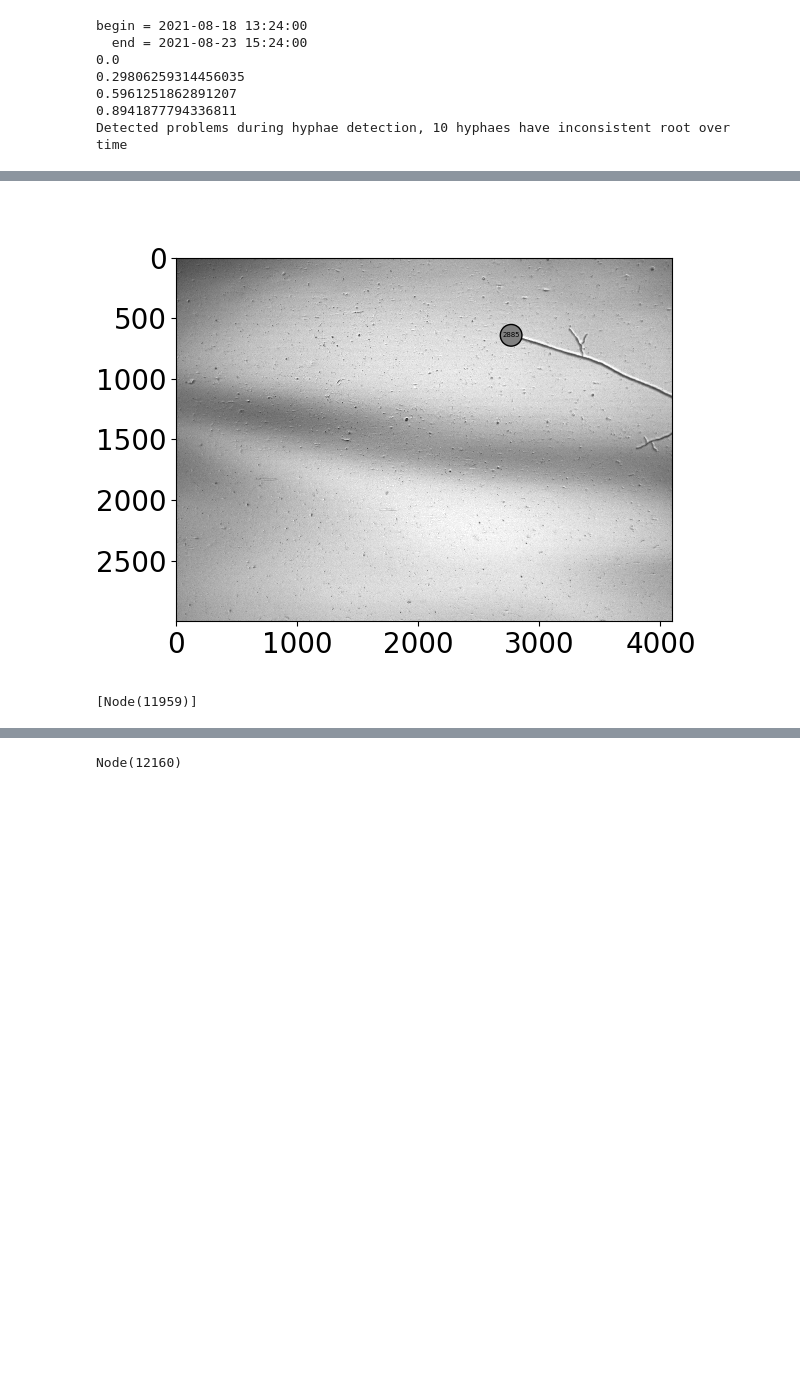
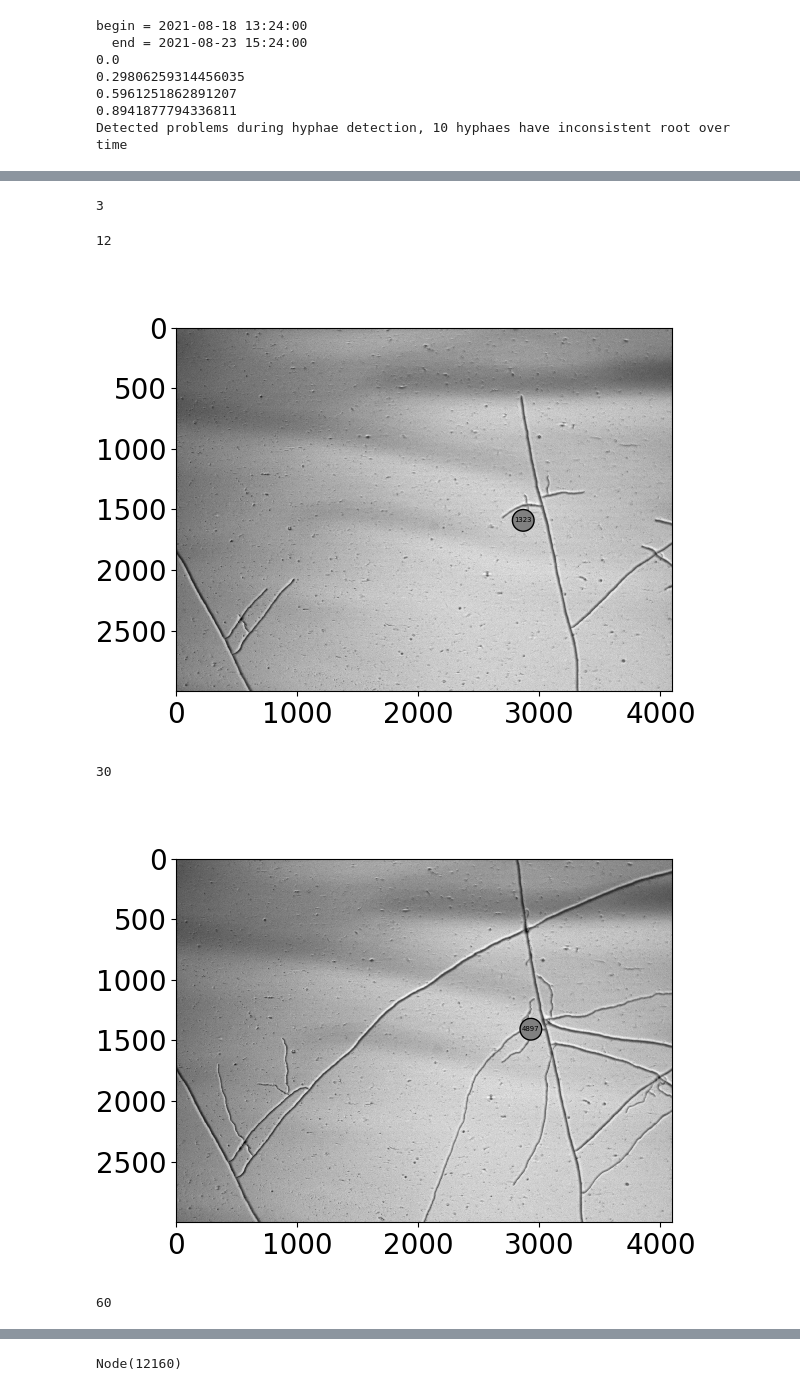
Before and after one commit to Cocopyth/AMFtrack, a Jupyter notebook: amftrack/notebooks/Validation/branching_frequ.ipynb, the cells around one changed output, grey strips where cells are left out. Saved outputs shown, nothing was run; the diff lists cells and outputs as text; code cells hidden in the pictures; blank space fills up the shorter version.

```diff
--- a/amftrack/notebooks/Validation/branching_frequ.ipynb
+++ b/amftrack/notebooks/Validation/branching_frequ.ipynb
@@ -92,8 +99,44 @@ hyph.end.show_source_image(t,t)
-# %%
-plt.close('all')
-t = 49
-hyph.end.show_source_image(t,t)
-hyph.end.neighbours(t)
-# %% [output]
-[figure, removed]
-[Node(11959)]
+# %%
+Node(4897,exp).degree(30)
+# %% [output]
+3
+# %%
+plt.close('all')
+# hyph = choice(exp.hyphaes)
+# hyph = [hypha for hypha in exp.hyphaes if hypha.end.label == 2885][0]
+thresh = 1600
+t0 = hyph.ts[0]
+print(t0)
+hyph.end.show_source_image(t0,t0)
+junctions_found= [hyph.end.neighbours(t0)[0]]
+for t in hyph.ts[1:]:
+    G = exp.nx_graph[t]
+    G = G.subgraph(nx.node_connected_component(G, hyph.end.label))
+    if hyph.end.degree(t)==1:
+        nodes,edges = hyph.get_nodes_within(t)
+        potentials = []
+        nodes = [Node(node,exp) for node in nodes]
+        try:
+            last_junction_index = nodes.index(junctions_found[-1])
+        except:
+            last_junction_index =0
+        for node in nodes[last_junction_index+1:-1]:
+            dist = np.linalg.norm(node.pos(t)-hyph.end.pos(t))
+            #To avoid detecting two times the same  node with different labels
+            dists_junction_found = [np.inf]+[np.linalg.norm(node.pos(t)-nodo.pos(t)) for nodo in junctions_found if nodo.is_in(t)]
+            if dist<thresh and min(dists_junction_found)>20 and(node not in junctions_found):
+                extra_hypha_neighbours = [nodo for nodo in node.neighbours(t) if nodo not in nodes]
+                tips = [nodo for nodo in extra_hypha_neighbours if nx.edge_connectivity(G,nodo.label,node.label)==1]
+                if len(tips) == node.degree(t)-2:
+                    print(t)
+                    junctions_found.append(node)
+                    node.show_source_image(t,t)
+print(t)
+hyph.end.show_source_image(t,t)
+junctions_found= [junction.label for junction in junctions_found]
+# %% [output]
+12
+[figure, added]
+30
+[figure, added]
+60
```
Also changed, not shown: parts of 7 cells of this notebook, 21 other files.
